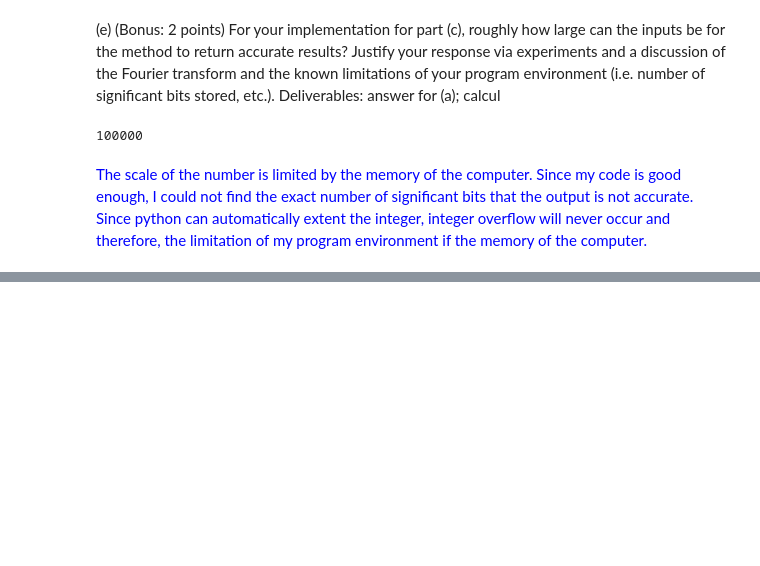
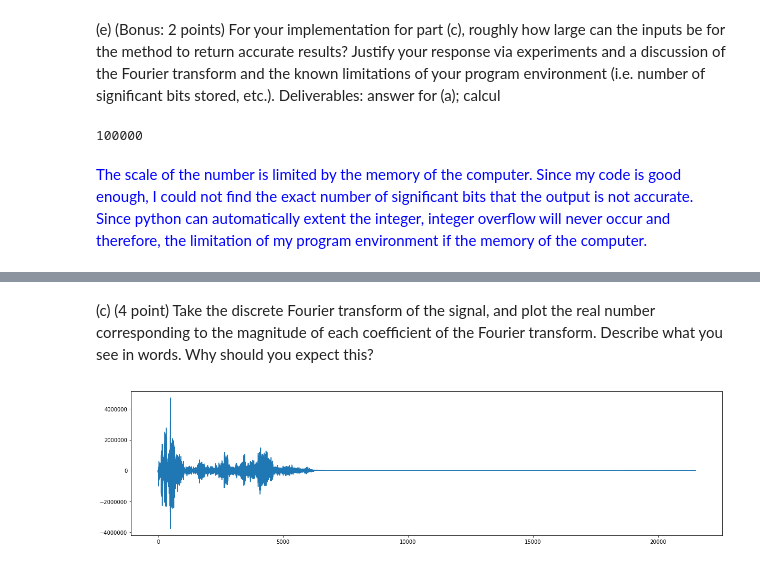
Before and after one commit to Skyraker2016/CS168, a Jupyter notebook: miniproject8/miniproject8.ipynb, the cells around one changed output, grey strips where cells are left out. Cells and saved outputs as stored; diff of their text form; code cells hidden in the pictures; blank space fills up the shorter version.

```diff
--- a/miniproject8/miniproject8.ipynb
+++ b/miniproject8/miniproject8.ipynb
@@ -142,0 +177,11 @@ while True:
+# %% [markdown]
+(c) (4 point) Take the discrete Fourier transform of the signal, and plot the real number corresponding
+to the magnitude of each coefficient of the Fourier transform. Describe what you see in words.
+Why should you expect this?
+# %%
+transformed = np.fft.fft(data)
+plt.figure(figsize=[20, 5])
+plt.plot(range(0, len(transformed)//2), transformed[0 : len(transformed)//2])
+plt.show()
+# %% [output]
+[figure, added]
```
Also changed, not shown: parts of 16 cells of this notebook, 4 other files.
